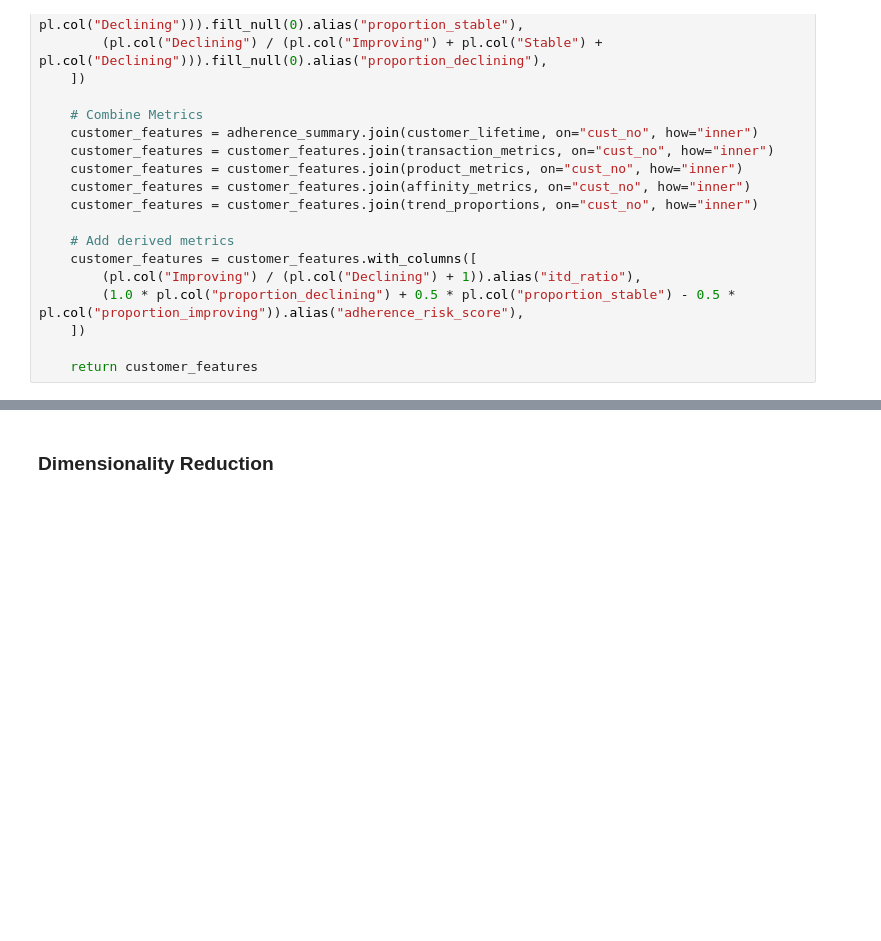
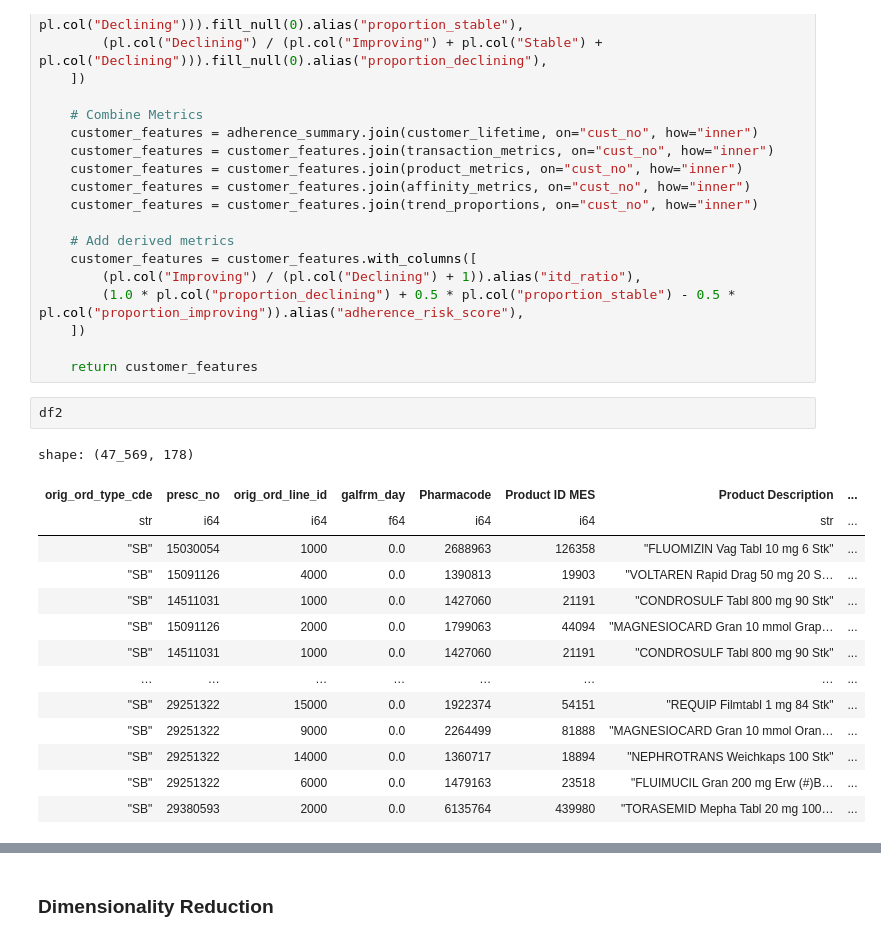
Before and after one commit to rfahrn/Dropout, a Jupyter notebook: preprocessing.ipynb, the cells around one changed output, grey strips where cells are left out. Saved outputs shown, nothing was run; the diff lists cells and outputs as text; blank space fills up the shorter version.

```diff
--- a/preprocessing.ipynb
+++ b/preprocessing.ipynb
@@ -621,6 +614,23 @@ def get_cust_features(df2):
     ])
 
     return customer_features
+# %%
+df2
+# %% [output]
+shape: (47_569, 178)
+| orig_ord_type_cde | presc_no | orig_ord_line_id | galfrm_day | Pharmacode | Product ID MES | Product Description | ... |
+| str | i64 | i64 | f64 | i64 | i64 | str | ... |
+| "SB" | 15030054 | 1000 | 0.0 | 2688963 | 126358 | "FLUOMIZIN Vag Tabl 10 mg 6 Stk" | ... |
+| "SB" | 15091126 | 4000 | 0.0 | 1390813 | 19903 | "VOLTAREN Rapid Drag 50 mg 20 S… | ... |
+| "SB" | 14511031 | 1000 | 0.0 | 1427060 | 21191 | "CONDROSULF Tabl 800 mg 90 Stk" | ... |
+| "SB" | 15091126 | 2000 | 0.0 | 1799063 | 44094 | "MAGNESIOCARD Gran 10 mmol Grap… | ... |
+| "SB" | 14511031 | 1000 | 0.0 | 1427060 | 21191 | "CONDROSULF Tabl 800 mg 90 Stk" | ... |
+| … | … | … | … | … | … | … | ... |
+| "SB" | 29251322 | 15000 | 0.0 | 1922374 | 54151 | "REQUIP Filmtabl 1 mg 84 Stk" | ... |
+| "SB" | 29251322 | 9000 | 0.0 | 2264499 | 81888 | "MAGNESIOCARD Gran 10 mmol Oran… | ... |
+| "SB" | 29251322 | 14000 | 0.0 | 1360717 | 18894 | "NEPHROTRANS Weichkaps 100 Stk" | ... |
+| "SB" | 29251322 | 6000 | 0.0 | 1479163 | 23518 | "FLUIMUCIL Gran 200 mg Erw (#)B… | ... |
+| "SB" | 29380593 | 2000 | 0.0 | 6135764 | 439980 | "TORASEMID Mepha Tabl 20 mg 100… | ... |
 # %%
 from sklearn.preprocessing import LabelEncoder
 
```
Also changed, not shown: parts of 17 cells of this notebook, 15 other files.
